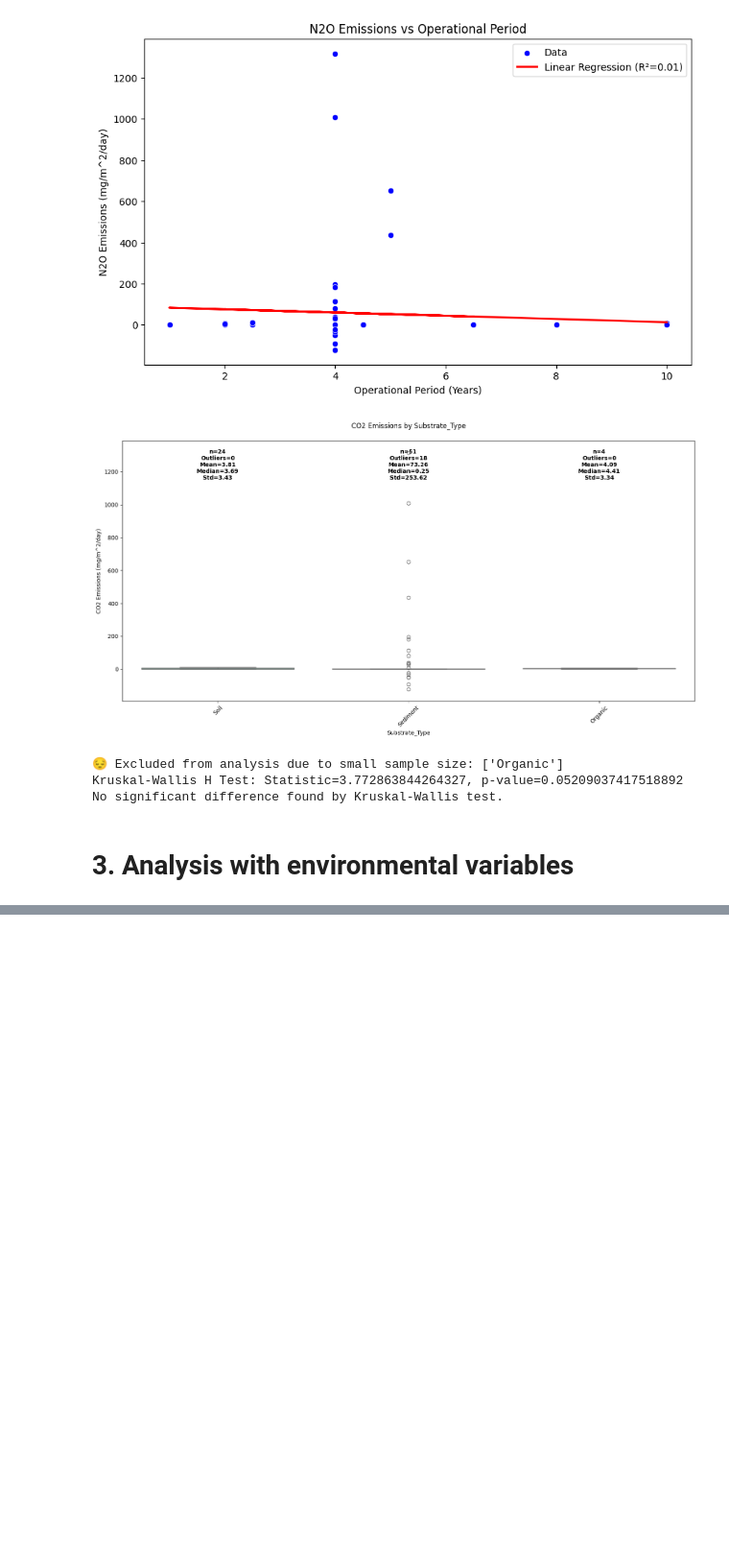
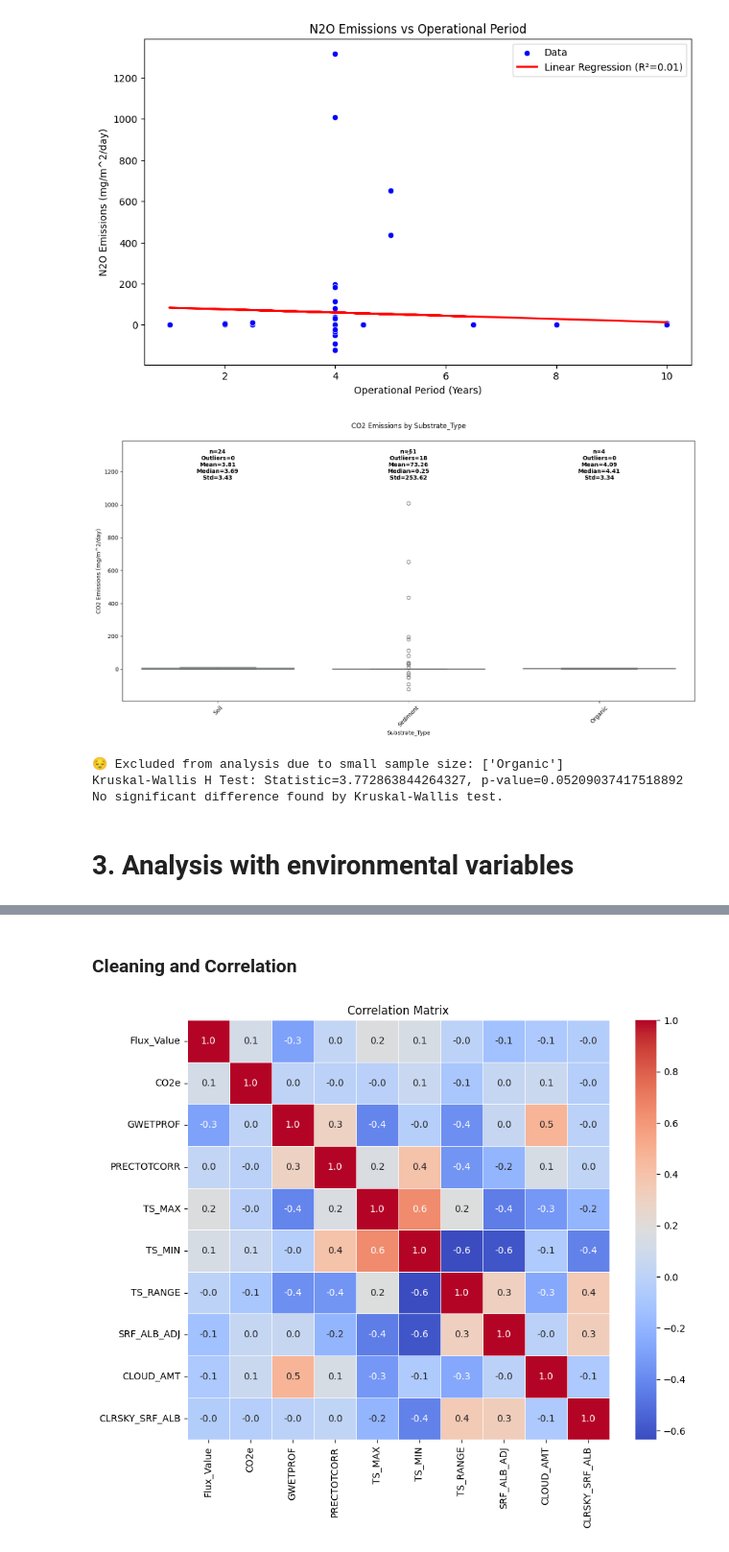
Before and after one commit to cavs1010/wetland_data_ana, a Jupyter notebook: data_analysis.ipynb, the cells around one changed output, grey strips where cells are left out. Shown at 96% size. Saved outputs shown, nothing was run; the diff lists cells and outputs as text; code cells hidden in the pictures; blank space fills up the shorter version.

```diff
--- a/data_analysis.ipynb
+++ b/data_analysis.ipynb
@@ -775,0 +703,2 @@ KeyboardInterrupt:
+# %%
+nasa_df = pd.read_csv('/content/drive/MyDrive/🎓Uni/Data_analysis_wetlands/Resources/nasa_data.csv')
@@ -775,0 +732,4 @@ KeyboardInterrupt:
+# %%
+# Eliminate rows where Month is null
+df.dropna(subset=['Month'], inplace=True)
+df.head()
@@ -775,0 +743,27 @@ KeyboardInterrupt:
+# %%
+final_rows = []
+month_mapping = {i: f"{i:02d}" for i in range(1, 13)}
+# Iterate over each row in the first DataFrame
+for index, row in df.iterrows():
+    lat = row['Latitude']
+    long = row['Longitude']
+    year = int(row['Year'])
+    month = int(row['Month'])
+    month_suffix = month_mapping[month]
+
+   # Filter the second DataFrame for the matching location and year
+    matching_row = nasa_df[(nasa_df['Latitude'] == lat) & (nasa_df['Longitude'] == long) & (nasa_df['Year'] == year)]
+
+   # Extract the relevant monthly columns
+    if not matching_row.empty:
+        indicator_values = {f"{col.split('.')[0]}": matching_row[f"{col.split('.')[0]}.{month_suffix}"].values[0]
+                            for col in nasa_df.columns if f".{month_suffix}" in col}
+
+    # Create the new row for the final DataFrame
+        new_row = row.to_dict()
+        new_row.update(indicator_values)
+        final_rows.append(new_row)
+
+# Create the final DataFrame
+final_df = pd.DataFrame(final_rows)
+final_df
@@ -775,0 +784,16 @@ KeyboardInterrupt:
+# %% [markdown]
+### Cleaning and Correlation
+# %%
+# Getting the numeric columns in my Dataframe
+numerical_df = final_df.iloc[:, 16:]
+
+# Calculate the Correlation
+corr_matrix = numerical_df.corr()
+
+# Plot the correlation matrix using Seaborn
+plt.figure(figsize=(10, 8))
+sns.heatmap(corr_matrix, annot=True, cmap='coolwarm', fmt='.1f', linewidths=0.5)
+plt.title('Correlation Matrix')
+plt.show()
+# %% [output]
+[figure, added]
```
Also changed, not shown: parts of 35 cells of this notebook.
